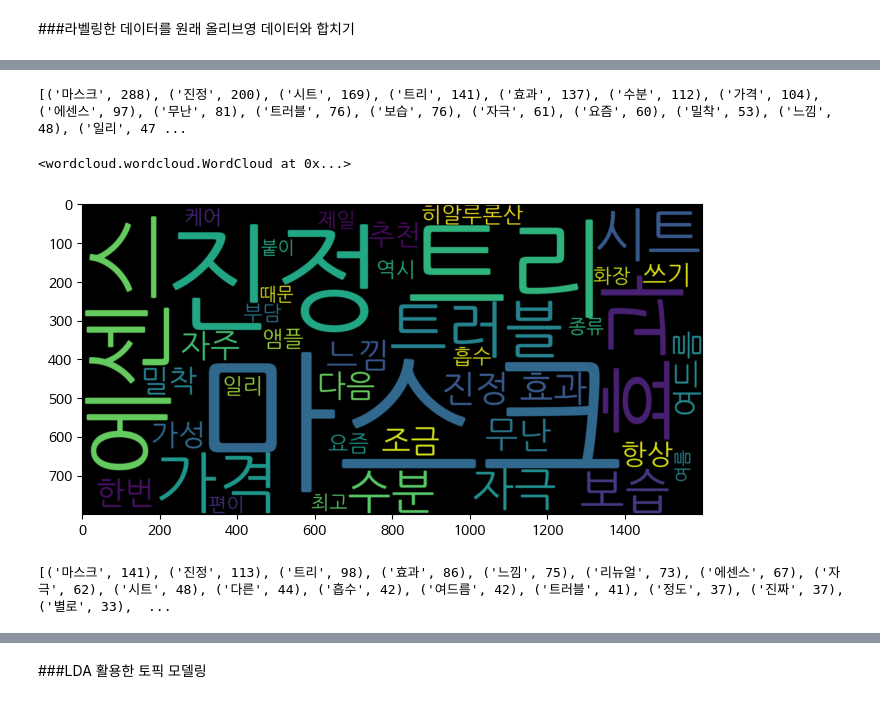
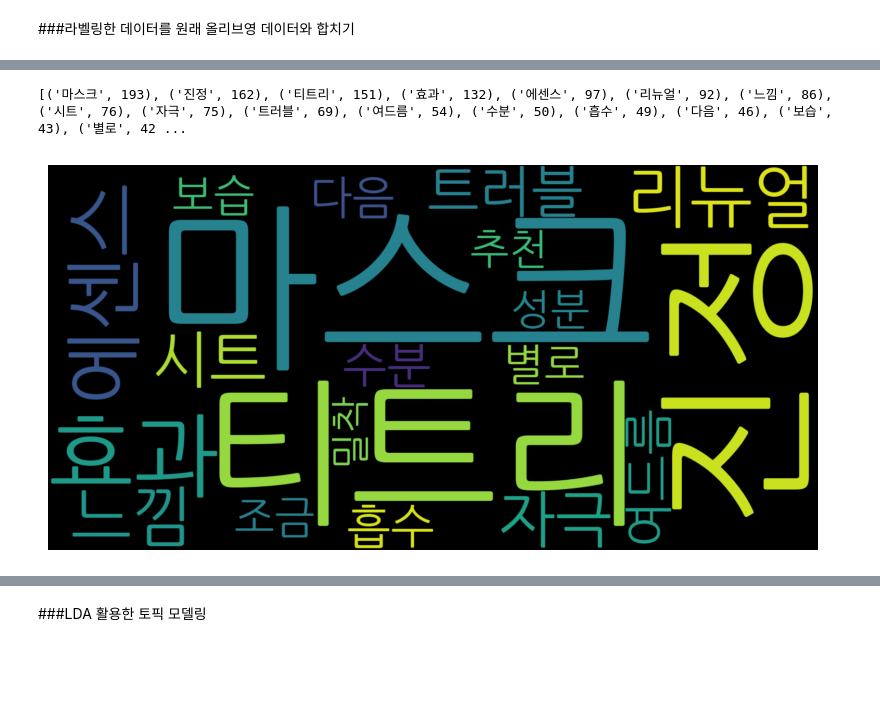
Before and after one commit to wonmyeong/olive-young, a Jupyter notebook: SVM_oliveyoung.ipynb, the cells around one changed output, grey strips where cells are left out. Cells and saved outputs as stored; diff of their text form; code cells hidden in the pictures; blank space fills up the shorter version.

```diff
--- a/SVM_oliveyoung.ipynb
+++ b/SVM_oliveyoung.ipynb
@@ -66,7 +66,8 @@ import matplotlib.pyplot as plt
 plt.rc('font', family='NanumBarunGothic')
 plt.rcParams['axes.unicode_minus'] =False
 # %%
-data_df = pd.read_csv("//content//drive//MyDrive//oliveyoung_paper//concat_review_df")
+# data_df = pd.read_csv("//content//drive//MyDrive//oliveyoung_paper//concat_review_df")
+data_df = pd.read_csv("//content//drive//MyDrive//oliveyoung_paper//7500_concat_review_df")
 data_df.drop(columns=["Unnamed: 0"],inplace=True)
 from konlpy.tag import Okt
 okt = Okt()
@@ -199,3 +238,7 @@ plt.show()
 # %%
 final_olive_review = pd.read_csv("//content//drive//MyDrive//oliveyoung_paper//final_olive_review_data_df")
 final_olive_review.drop(columns={"Unnamed: 0"},inplace=True)
+print("중복 제거 전 : ", final_olive_review.shape)
+#리뷰 내용이 중복된 행 제거
+final_olive_review = final_olive_review.drop_duplicates(subset=['reviews'])
+print("중복 제거 후 : ", final_olive_review.shape)
@@ -358,8 +445,10 @@ Name: tokenized, Length: 518, dtype: object
 # %%
 from collections import Counter
 from wordcloud import WordCloud
-positive_reviews_word_count = Counter(positive_reviews)
-word_freq = positive_reviews_word_count.most_common(20)
-print(word_freq)
+negative_reviews_word_count = Counter(negative_reviews)
+modify_counter(negative_reviews_word_count)
+
+neg_word_freq = negative_reviews_word_count.most_common(20)
+print(neg_word_freq)
 # %% [output]
-[('마스크', 288), ('진정', 200), ('시트', 169), ('트리', 141), ('효과', 137), ('수분', 112), ('가격', 104), ('에센스', 97), ('무난', 81), ('트러블', 76), ('보습', 76), ('자극', 61), ('요즘', 60), ('밀착', 53), ('느낌', 48), ('일리', 47 ...
+[('마스크', 193), ('진정', 162), ('티트리', 151), ('효과', 132), ('에센스', 97), ('리뉴얼', 92), ('느낌', 86), ('시트', 76), ('자극', 75), ('트러블', 69), ('여드름', 54), ('수분', 50), ('흡수', 49), ('다음', 46), ('보습', 43), ('별로', 42 ...
@@ -369,18 +455,12 @@ final_neg_df['tokenized'] = final_neg_df['reviews'].apply(lambda x: [word for wo
 # %%
-# 긍정 리뷰의 워드 클라우드
-temp_data = ' '.join(np.concatenate(final_pos_df.tokenized.reset_index(drop=True)))
-wc = WordCloud(max_words = 40 , width = 1600 , height = 800, font_path = '/usr/share/fonts/truetype/nanum/NanumGothic.ttf').generate(temp_data)
-plt.figure(figsize=(8,8))
-plt.imshow(wc, interpolation = 'bilinear')
-wc.to_file("SVM_긍정 워드클라우드.png")
+# 워드 클라우드 생성
+wordcloud = WordCloud(width = 1600 , height = 800, font_path = '/usr/share/fonts/truetype/nanum/NanumGothic.ttf').generate_from_frequencies(dict(neg_word_freq))
+
+# 워드 클라우드 시각화
+plt.figure(figsize=(10, 5))
+plt.imshow(wordcloud, interpolation='bilinear')
+plt.axis('off')
+wordcloud.to_file("SVM_부정 워드클라우드.png")
+plt.show()
 # %% [output]
-<wordcloud.wordcloud.WordCloud at 0x...>
-[figure, old version]
+[figure, new version]
-# %%
-from collections import Counter
-from wordcloud import WordCloud
-negative_reviews_word_count = Counter(negative_reviews)
-word_freq = negative_reviews_word_count.most_common(20)
-print(word_freq)
-# %% [output]
-[('마스크', 141), ('진정', 113), ('트리', 98), ('효과', 86), ('느낌', 75), ('리뉴얼', 73), ('에센스', 67), ('자극', 62), ('시트', 48), ('다른', 44), ('흡수', 42), ('여드름', 42), ('트러블', 41), ('정도', 37), ('진짜', 37), ('별로', 33),  ...
```
Also changed, not shown: parts of 30 cells of this notebook.
